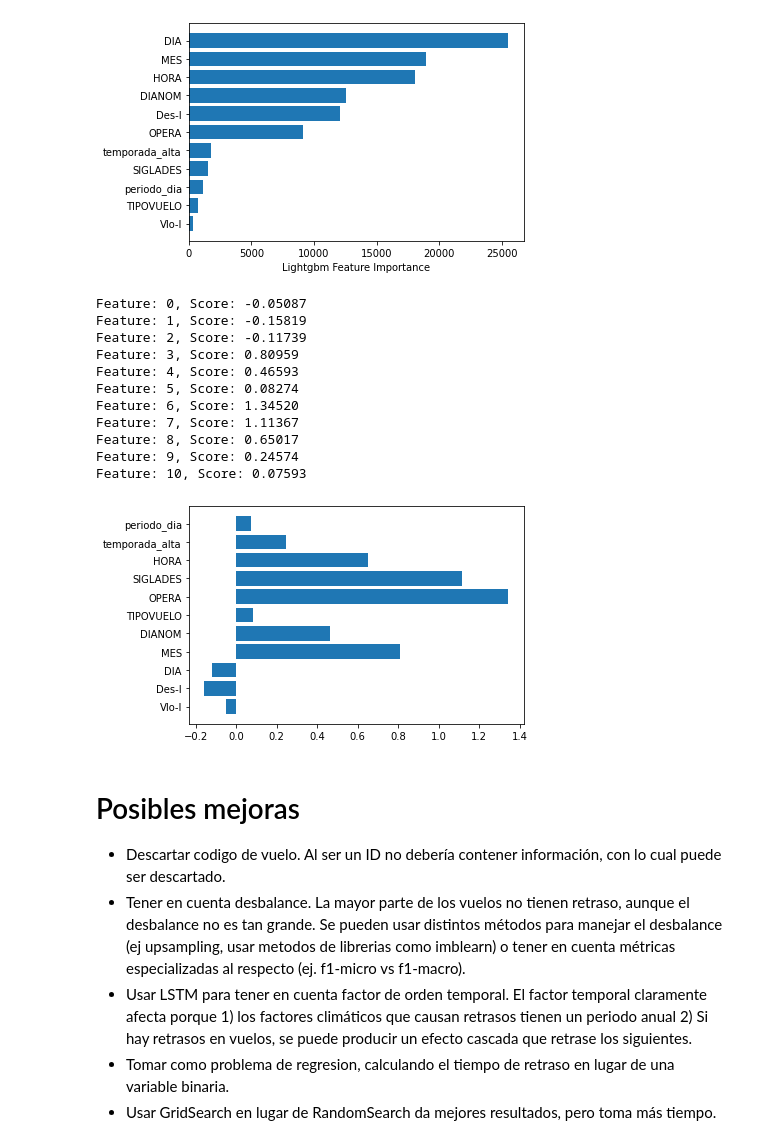
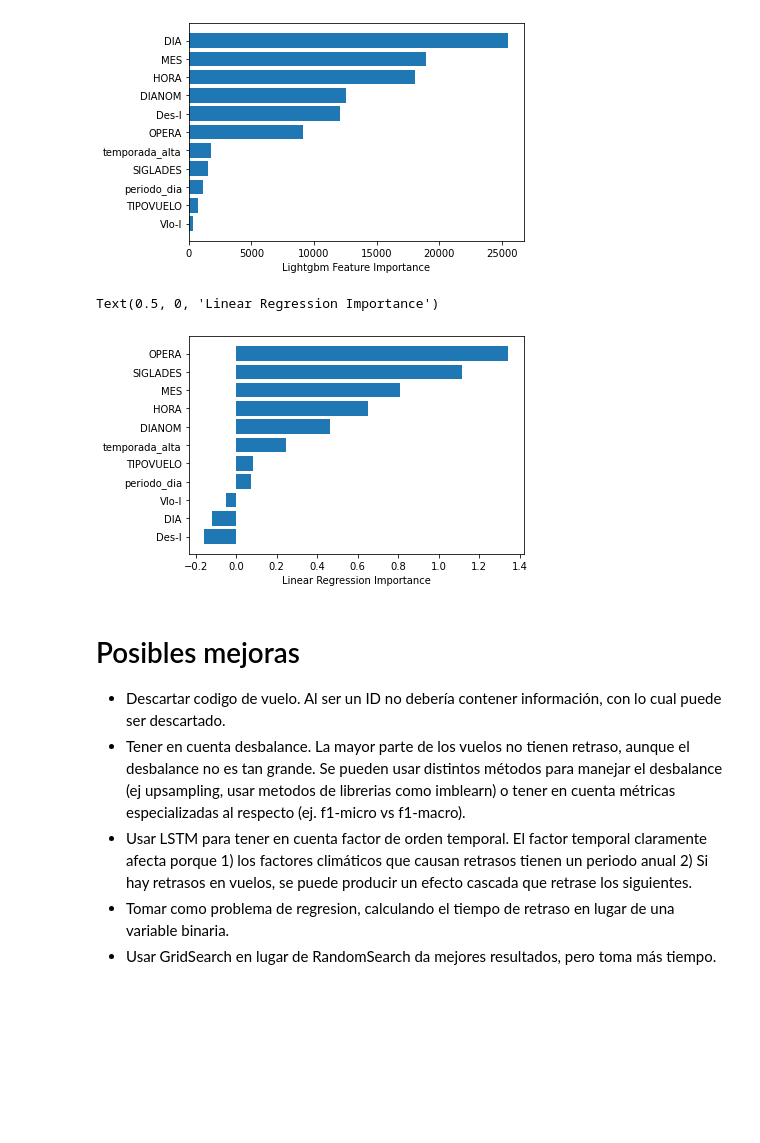
Before and after one commit to javierlunamisetich/Challenge_LATAM, a Jupyter notebook: solution.ipynb, the cells around one changed output. Saved outputs shown, nothing was run; the diff lists cells and outputs as text; code cells hidden in the pictures; blank space fills up the shorter version.

Commit message:
feature importance

```diff
--- a/solution.ipynb
+++ b/solution.ipynb
@@ -822,27 +828,14 @@ plt.xlabel("Lightgbm Feature Importance")
 # %% [output]
 Text(0.5, 0, 'Lightgbm Feature Importance')
 [figure]
-# %%
-importance = linear.coef_[0]
-# summarize feature importance
-for i,v in enumerate(importance):
-    print('Feature: %0d, Score: %.5f' % (i,v))
-# plot feature importance
-plt.barh([features[x] for x in range(len(importance))], importance)
-plt.show()
-# %% [output]
-Feature: 0, Score: -0.05087
-Feature: 1, Score: -0.15819
-Feature: 2, Score: -0.11739
-Feature: 3, Score: 0.80959
-Feature: 4, Score: 0.46593
-Feature: 5, Score: 0.08274
-Feature: 6, Score: 1.34520
-Feature: 7, Score: 1.11367
-Feature: 8, Score: 0.65017
-Feature: 9, Score: 0.24574
-Feature: 10, Score: 0.07593
-[figure, removed]
+# %%
+importance = linear.coef_[0]
+idx = linear.coef_[0].argsort()
+plt.barh(features[idx],linear.coef_[0][idx])
+plt.xlabel("Linear Regression Importance")
+# %% [output]
+Text(0.5, 0, 'Linear Regression Importance')
+[figure, added]
 # %% [markdown]
 # Posibles mejoras
 
```
Also changed, not shown: parts of 9 cells of this notebook.
